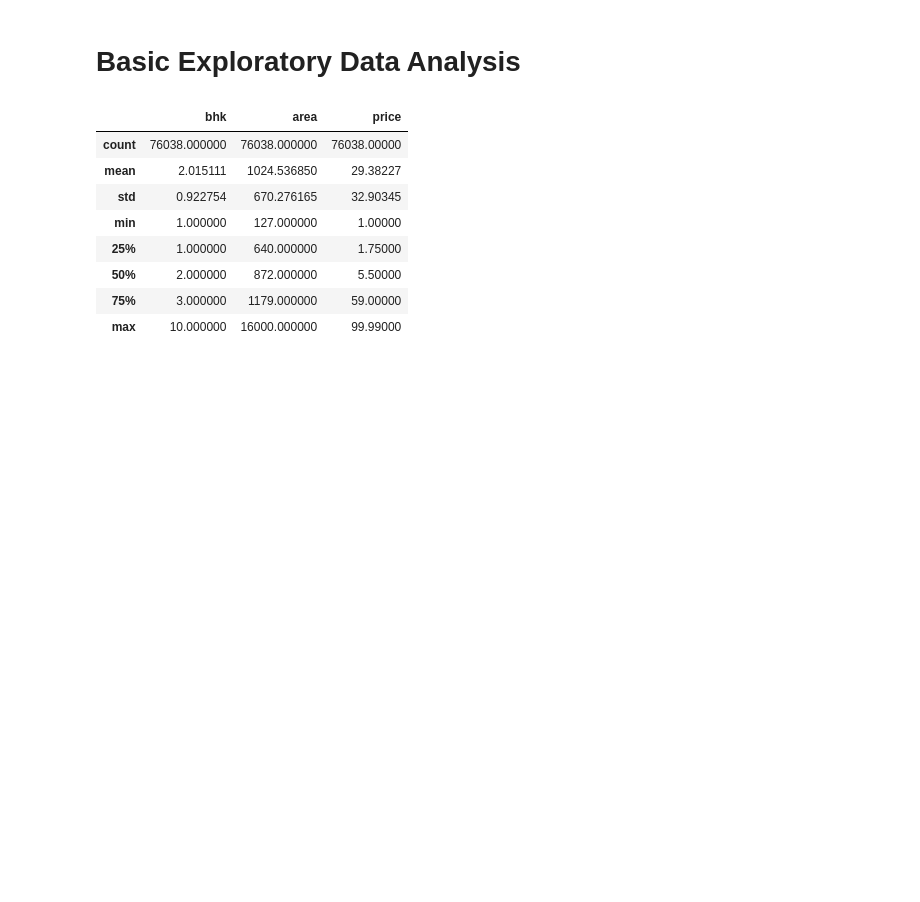
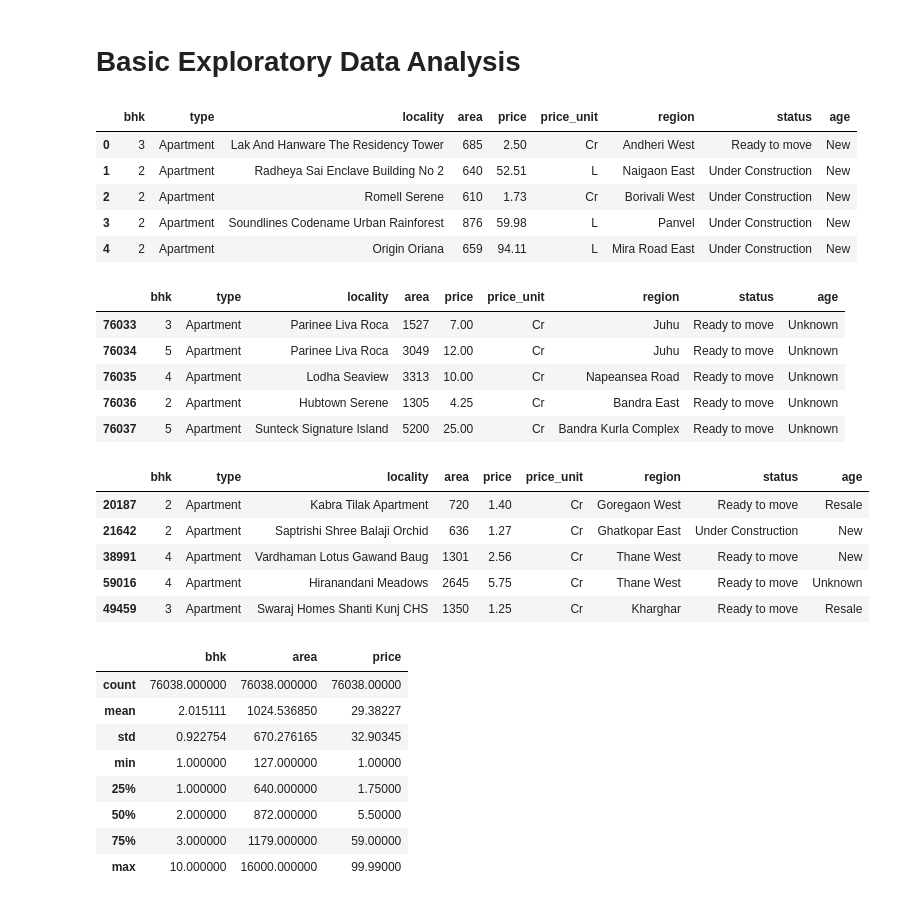
Before and after one commit to Asifdotexe/mumbai-property-price-prediction-model, a Jupyter notebook: code/EDA on Mumbai House Prices.ipynb, the cells around one changed output. Saved outputs shown, nothing was run; the diff lists cells and outputs as text; code cells hidden in the pictures; blank space fills up the shorter version.

```diff
--- a/code/EDA on Mumbai House Prices.ipynb
+++ b/code/EDA on Mumbai House Prices.ipynb
@@ -74,6 +80,28 @@ df.shape
   - unknown (placeholder for null values)
 # %% [markdown]
 # Basic Exploratory Data Analysis
+# %%
+# glancing at the data
+display(df.head(),df.tail(),df.sample(5))
+# %% [output]
+|  | bhk | type | locality | area | price | price_unit | region | status | age |
+| 0 | 3 | Apartment | Lak And Hanware The Residency Tower | 685 | 2.50 | Cr | Andheri West | Ready to move | New |
+| 1 | 2 | Apartment | Radheya Sai Enclave Building No 2 | 640 | 52.51 | L | Naigaon East | Under Construction | New |
+| 2 | 2 | Apartment | Romell Serene | 610 | 1.73 | Cr | Borivali West | Under Construction | New |
+| 3 | 2 | Apartment | Soundlines Codename Urban Rainforest | 876 | 59.98 | L | Panvel | Under Construction | New |
+| 4 | 2 | Apartment | Origin Oriana | 659 | 94.11 | L | Mira Road East | Under Construction | New |
+|  | bhk | type | locality | area | price | price_unit | region | status | age |
+| 76033 | 3 | Apartment | Parinee Liva Roca | 1527 | 7.00 | Cr | Juhu | Ready to move | Unknown |
+| 76034 | 5 | Apartment | Parinee Liva Roca | 3049 | 12.00 | Cr | Juhu | Ready to move | Unknown |
+| 76035 | 4 | Apartment | Lodha Seaview | 3313 | 10.00 | Cr | Napeansea Road | Ready to move | Unknown |
+| 76036 | 2 | Apartment | Hubtown Serene | 1305 | 4.25 | Cr | Bandra East | Ready to move | Unknown |
+| 76037 | 5 | Apartment | Sunteck Signature Island | 5200 | 25.00 | Cr | Bandra Kurla Complex | Ready to move | Unknown |
+|  | bhk | type | locality | area | price | price_unit | region | status | age |
+| 20187 | 2 | Apartment | Kabra Tilak Apartment | 720 | 1.40 | Cr | Goregaon West | Ready to move | Resale |
+| 21642 | 2 | Apartment | Saptrishi Shree Balaji Orchid | 636 | 1.27 | Cr | Ghatkopar East | Under Construction | New |
+| 38991 | 4 | Apartment | Vardhaman Lotus Gawand Baug | 1301 | 2.56 | Cr | Thane West | Ready to move | New |
+| 59016 | 4 | Apartment | Hiranandani Meadows | 2645 | 5.75 | Cr | Thane West | Ready to move | Unknown |
+| 49459 | 3 | Apartment | Swaraj Homes Shanti Kunj CHS | 1350 | 1.25 | Cr | Kharghar | Ready to move | Resale |
 # %%
 # summary statistics
 df.describe()
```
Also changed, not shown: parts of 6 cells of this notebook.
